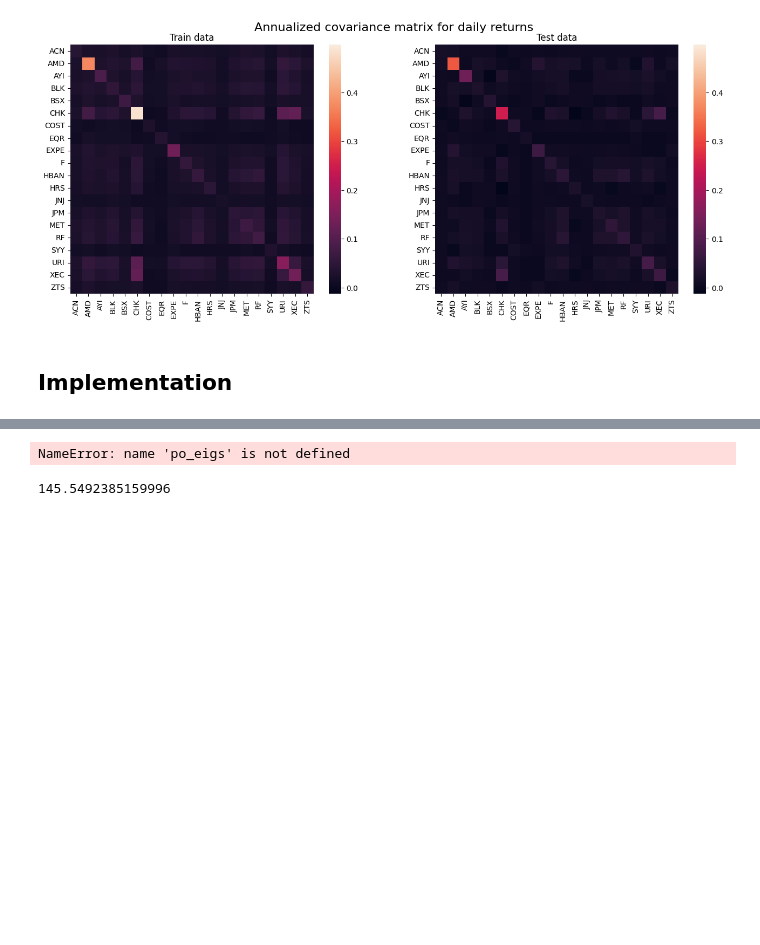
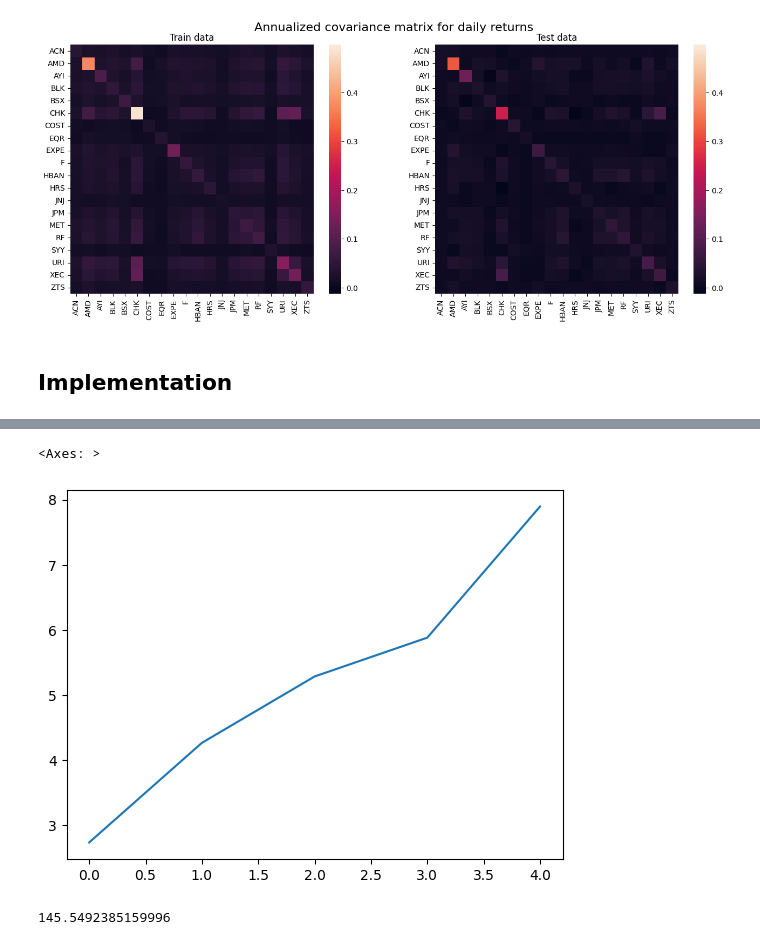
Before and after one commit to floatn/QML-for-finance, a Jupyter notebook: qml_qaoa.ipynb, the cells around one changed output, grey strips where cells are left out. Saved outputs shown, nothing was run; the diff lists cells and outputs as text; code cells hidden in the pictures; blank space fills up the shorter version.

Commit message:
Added qaoa time plot

```diff
--- a/qml_qaoa.ipynb
+++ b/qml_qaoa.ipynb
@@ -458,20 +467,26 @@ sns.lineplot(np.log(t_list))
 # %%
 _, pv = po_eigs(mu, sigma, 4, 0.5)
 # %%
+import timeit
+
+
 t_list2 = []
 
-for i in range(5, 8):
+for i in range(7, 13):
     mu_i = mu[:i]
     sigma_i = sigma[:i, :i]
     _, pv = po_eigs(mu_i, sigma_i, 3, 0.5)
     n_assets = len(mu_i)
-    tt = timeit.timeit(stmt='po_qaoa(pv, n_assets, 1, 100)', setup='from __main__ import po_qaoa, pv, n_assets', number=1)
+    tt = timeit.timeit(stmt='po_qaoa(pv, n_assets, 1, 100)', setup='from __main__ import po_qaoa, pv, n_assets', number=10)
     #timeit.repeat
     t_list2.append(tt)
 
 t_list2
-# %% [output]
-NameError: name 'po_eigs' is not defined
+# %%
+sns.lineplot(t_list2)
+# %% [output]
+<Axes: >
+[figure, added]
 # %%
 # example
 #qa, qa_t, qa_samples, qa_expect = po_qaoa(mu, sigma, risk_factor=0.5, budget=4, penalty_value=pv, n_layers=2, n_iter=100)
```
Also changed, not shown: parts of 2 cells of this notebook.
